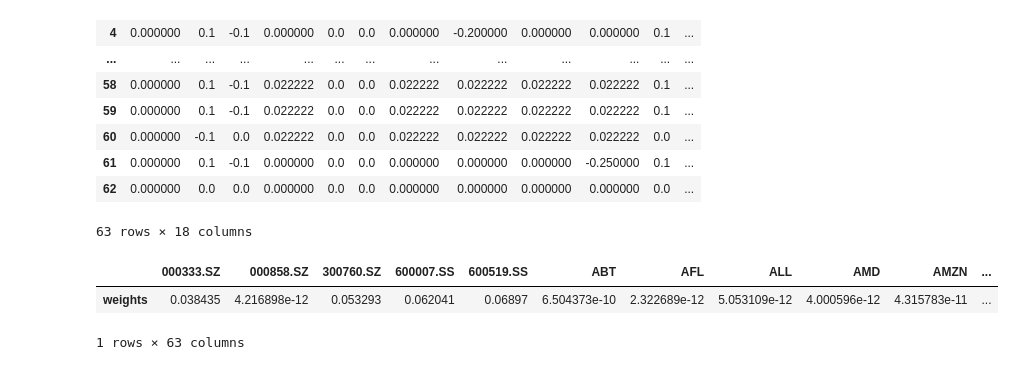
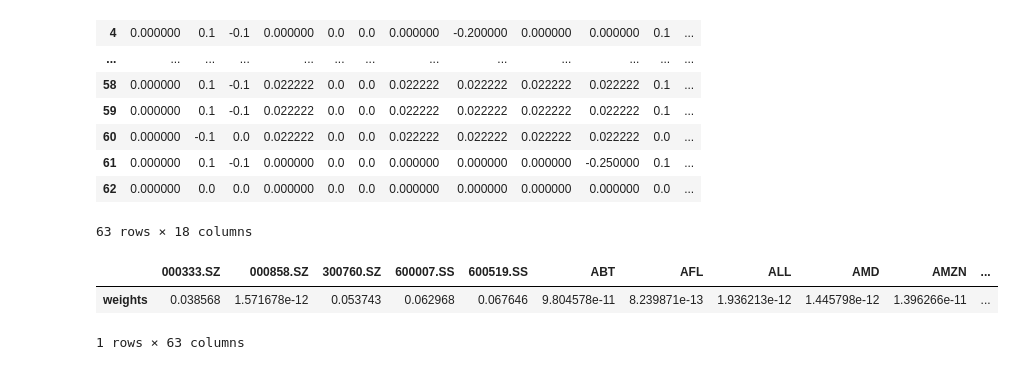
Before and after one commit to aliencaocao/wharton-comp, a Jupyter notebook: portfolio optimization.ipynb, the cells around one changed output. Drawn from its saved outputs; the diff is of its cells as text; code cells hidden in the pictures.

```diff
--- a/portfolio optimization.ipynb
+++ b/portfolio optimization.ipynb
@@ -14,11 +14,11 @@ tickers.append('^TNX')  # 10 year treasury yield
 with open('ticker_capm.json') as f:
     ticker_capm = json.loads(f.read())
 ticker_info = pd.read_csv('yahoo_tickers.csv')
-MAR = 0.118093  # see calc_r.txt
+MAR = 0.138796  # see calc_r.txt
 # %%
 def download_data_and_calc_returns(tickers, period='5y', interval='1d', prepost=False):
     if isinstance(tickers, list):
-        data = yf.download(tickers, period=period, interval=interval, prepost=prepost, threads=True)
+        data = yf.download(tickers, start='2017-11-30', end='2022-11-30', interval=interval, prepost=prepost, threads=True)
         data = data.loc[:,('Adj Close', slice(None))]  # get adjusted close only
         data.columns = tickers
         data['WYN.L']['2022-06-14'] = 628.0
@@ -172,25 +192,22 @@ pd.DataFrame(P.T)
 # %%
 port.blacklitterman_stats(P, Q/252, rf=risk_free_rate, w=w, delta=None, eq=True)
 model='BL'
 rm = 'SLPM'
 obj = 'MinRisk'
 hist = True
 w_bl = port.optimization(model=model, rm=rm, obj=obj, rf=risk_free_rate, hist=hist)
 
 def swap_rows(df, i1, i2):
     a, b = df.loc[i1].copy(), df.loc[i2].copy()
     df.loc[i1], df.loc[i2] = b, a
     return df
-# swap_rows(w_bl,'300760.SZ','WMT')
-# swap_rows(w_bl, 'RF','JPM')
-# swap_rows(w_bl, 'INFY.BO','NTES')
-# swap_rows(w_bl, 'INFY.BO','NVDA')
-# swap_rows(w_bl, 'INFY.BO','VEEV')
 swap_rows(w_bl, 'WYN.L','NVDA')
 swap_rows(w_bl, 'CIPLA.BO','NVDA')
 swap_rows(w_bl, 'JPM','FCN')
+swap_rows(w_bl, 'WYN.L','WMT')
+swap_rows(w_bl, 'TR','FCN')
 w_bl.T
 # %% [output]
 |  | 000333.SZ | 000858.SZ | 300760.SZ | 600007.SS | 600519.SS | ABT | AFL | ALL | AMD | AMZN | ... |
-| weights | 0.038435 | 4.216898e-12 | 0.053293 | 0.062041 | 0.06897 | 6.504373e-10 | 2.322689e-12 | 5.053109e-12 | 4.000596e-12 | 4.315783e-11 | ... |
+| weights | 0.038568 | 1.571678e-12 | 0.053743 | 0.062968 | 0.067646 | 9.804578e-11 | 8.239871e-13 | 1.936213e-12 | 1.445798e-12 | 1.396266e-11 | ... |
 1 rows × 63 columns
```
Also changed, not shown: parts of 9 cells of this notebook, 2 other files.
